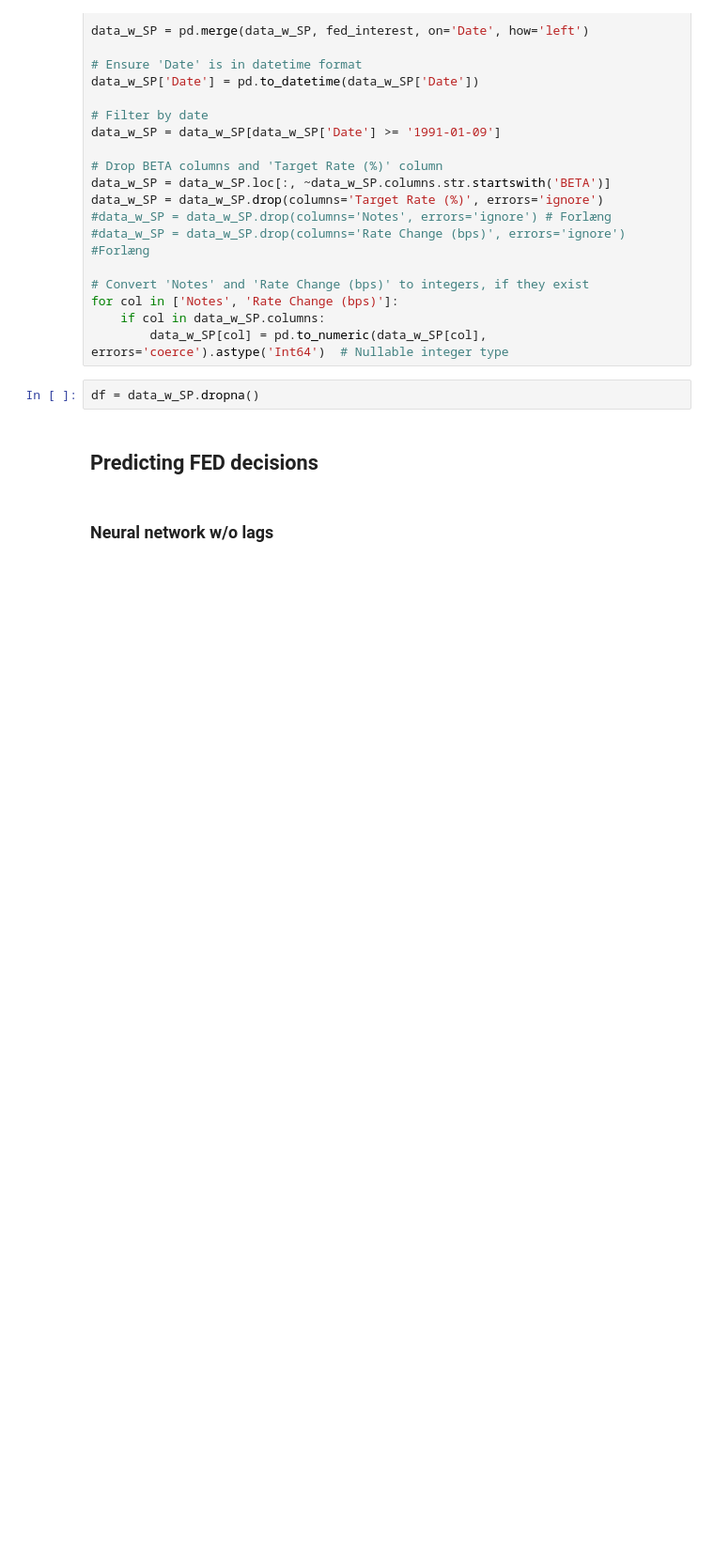
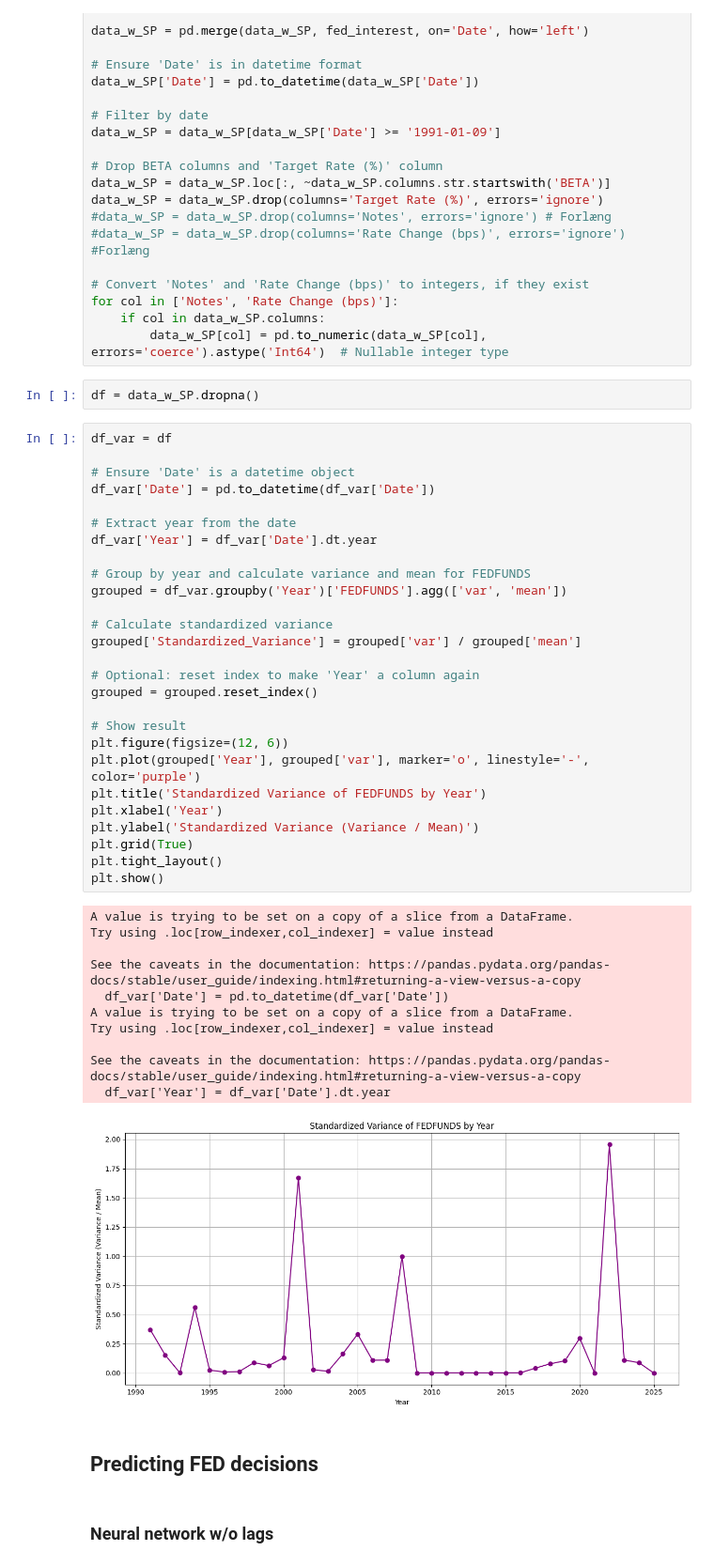
Before and after one commit to carlamcnair/Final-Project-AppML, a Jupyter notebook: notes_stine.ipynb, the cells around one changed output. Shown at 94% size. Drawn from its saved outputs; the diff is of its cells as text; blank space fills up the shorter version.

```diff
--- a/notes_stine.ipynb
+++ b/notes_stine.ipynb
@@ -784,6 +784,45 @@ for col in ['Notes', 'Rate Change (bps)']:
         data_w_SP[col] = pd.to_numeric(data_w_SP[col], errors='coerce').astype('Int64')  # Nullable integer type
 # %%
 df = data_w_SP.dropna()
+# %%
+df_var = df
+
+# Ensure 'Date' is a datetime object
+df_var['Date'] = pd.to_datetime(df_var['Date'])
+
+# Extract year from the date
+df_var['Year'] = df_var['Date'].dt.year
+
+# Group by year and calculate variance and mean for FEDFUNDS
+grouped = df_var.groupby('Year')['FEDFUNDS'].agg(['var', 'mean'])
+
+# Calculate standardized variance
+grouped['Standardized_Variance'] = grouped['var'] / grouped['mean']
+
+# Optional: reset index to make 'Year' a column again
+grouped = grouped.reset_index()
+
+# Show result
+plt.figure(figsize=(12, 6))
+plt.plot(grouped['Year'], grouped['var'], marker='o', linestyle='-', color='purple')
+plt.title('Standardized Variance of FEDFUNDS by Year')
+plt.xlabel('Year')
+plt.ylabel('Standardized Variance (Variance / Mean)')
+plt.grid(True)
+plt.tight_layout()
+plt.show()
+# %% [output]
+A value is trying to be set on a copy of a slice from a DataFrame.
+Try using .loc[row_indexer,col_indexer] = value instead
+
+See the caveats in the documentation: https://pandas.pydata.org/pandas-docs/stable/user_guide/indexing.html#returning-a-view-versus-a-copy
+  df_var['Date'] = pd.to_datetime(df_var['Date'])
+A value is trying to be set on a copy of a slice from a DataFrame.
+Try using .loc[row_indexer,col_indexer] = value instead
+
+See the caveats in the documentation: https://pandas.pydata.org/pandas-docs/stable/user_guide/indexing.html#returning-a-view-versus-a-copy
+  df_var['Year'] = df_var['Date'].dt.year
+[figure, added]
 # %% [markdown]
 ## Predicting FED decisions
 # %% [markdown]
```
Also changed, not shown: parts of 20 cells of this notebook, 5 other files.
